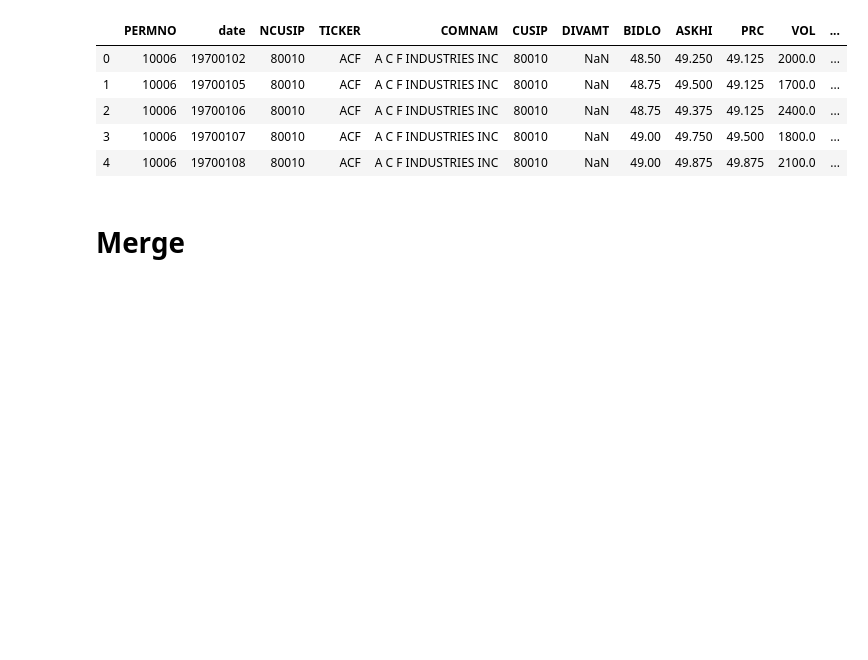
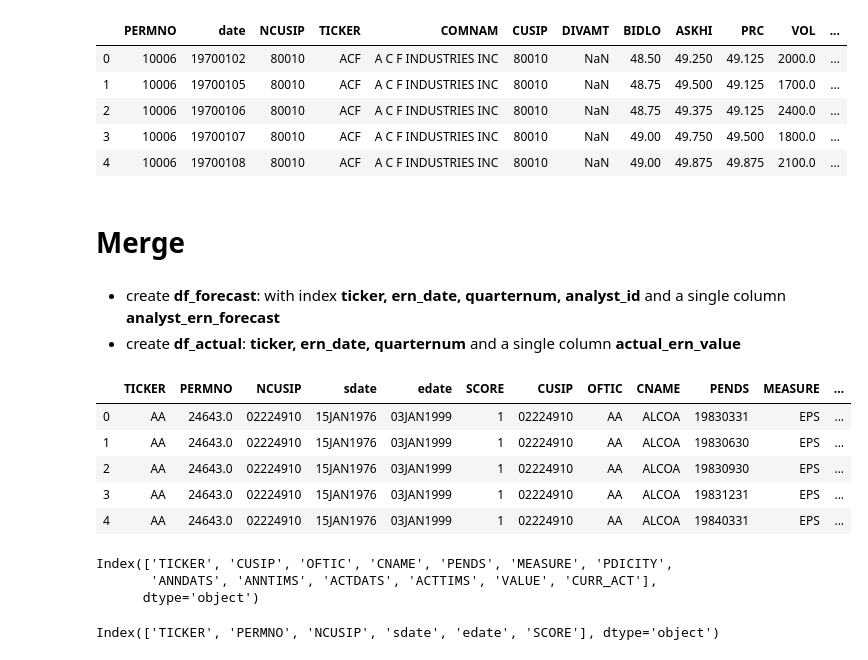
Before and after one commit to rmfeng/dsqfltproject, a Jupyter notebook: part_2_data_merge.ipynb, the cells around one changed output. Drawn from its saved outputs; the diff is of its cells as text; code cells hidden in the pictures; blank space fills up the shorter version.

```diff
--- a/part_2_data_merge.ipynb
+++ b/part_2_data_merge.ipynb
@@ -77,3 +70,27 @@ comp.head()
 | 4 | 10006 | 19700108 | 80010 | ACF | A C F INDUSTRIES INC | 80010 | NaN | 49.00 | 49.875 | 49.875 | 2100.0 | ... |
 # %% [markdown]
 # Merge
+# %% [markdown]
+- create **df_forecast**: with index **ticker, ern_date, quarternum, analyst_id** and a single column **analyst_ern_forecast**
+- create **df_actual**: **ticker, ern_date, quarternum** and a single column **actual_ern_value**
+# %%
+df_forecast = pd.merge(link_crsp_ibes,ibes_actuals,on='TICKER')
+df_forecast = df_forecast[['TICKER','edate','']]
+df_forecast.head()
+# %% [output]
+|  | TICKER | PERMNO | NCUSIP | sdate | edate | SCORE | CUSIP | OFTIC | CNAME | PENDS | MEASURE | ... |
+| 0 | AA | 24643.0 | 02224910 | 15JAN1976 | 03JAN1999 | 1 | 02224910 | AA | ALCOA | 19830331 | EPS | ... |
+| 1 | AA | 24643.0 | 02224910 | 15JAN1976 | 03JAN1999 | 1 | 02224910 | AA | ALCOA | 19830630 | EPS | ... |
+| 2 | AA | 24643.0 | 02224910 | 15JAN1976 | 03JAN1999 | 1 | 02224910 | AA | ALCOA | 19830930 | EPS | ... |
+| 3 | AA | 24643.0 | 02224910 | 15JAN1976 | 03JAN1999 | 1 | 02224910 | AA | ALCOA | 19831231 | EPS | ... |
+| 4 | AA | 24643.0 | 02224910 | 15JAN1976 | 03JAN1999 | 1 | 02224910 | AA | ALCOA | 19840331 | EPS | ... |
+# %%
+ibes_actuals.columns
+# %% [output]
+Index(['TICKER', 'CUSIP', 'OFTIC', 'CNAME', 'PENDS', 'MEASURE', 'PDICITY',
+       'ANNDATS', 'ANNTIMS', 'ACTDATS', 'ACTTIMS', 'VALUE', 'CURR_ACT'],
+      dtype='object')
+# %%
+link_crsp_ibes.columns
+# %% [output]
+Index(['TICKER', 'PERMNO', 'NCUSIP', 'sdate', 'edate', 'SCORE'], dtype='object')
```
Also changed, not shown: parts of 2 cells of this notebook, 7 other files.
